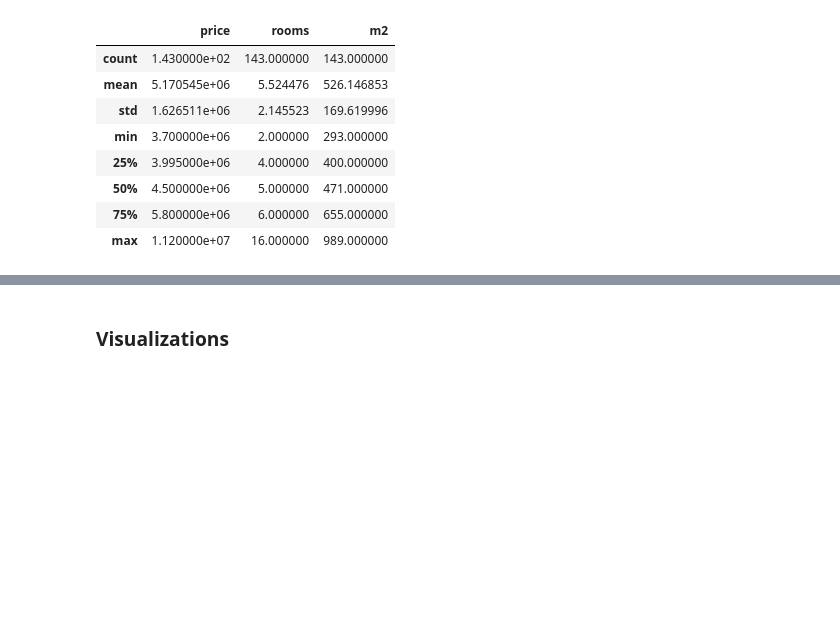
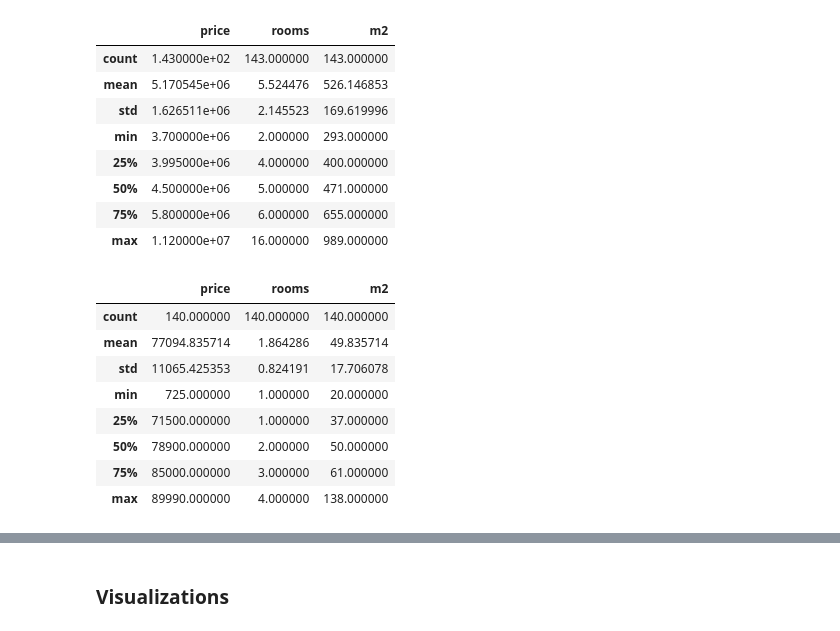
Before and after one commit to com-480-data-visualization/VisualEstate, a Jupyter notebook: EDA/madrid.ipynb, the cells around one changed output, grey strips where cells are left out. Saved outputs shown, nothing was run; the diff lists cells and outputs as text; code cells hidden in the pictures; blank space fills up the shorter version.

```diff
--- a/EDA/madrid.ipynb
+++ b/EDA/madrid.ipynb
@@ -221,6 +221,19 @@ high_price_outliers.describe()
 | 50% | 4.500000e+06 | 5.000000 | 471.000000 |
 | 75% | 5.800000e+06 | 6.000000 | 655.000000 |
 | max | 1.120000e+07 | 16.000000 | 989.000000 |
+# %%
+low_price_outliers = data[data["price"] < data["price"].quantile(0.01)]
+low_price_outliers.describe()
+# %% [output]
+|  | price | rooms | m2 |
+| count | 140.000000 | 140.000000 | 140.000000 |
+| mean | 77094.835714 | 1.864286 | 49.835714 |
+| std | 11065.425353 | 0.824191 | 17.706078 |
+| min | 725.000000 | 1.000000 | 20.000000 |
+| 25% | 71500.000000 | 1.000000 | 37.000000 |
+| 50% | 78900.000000 | 2.000000 | 50.000000 |
+| 75% | 85000.000000 | 3.000000 | 61.000000 |
+| max | 89990.000000 | 4.000000 | 138.000000 |
 # %%
 # Visualize outliers
 plt.figure(figsize=(10, 6))
```
Also changed, not shown: parts of 9 cells of this notebook, 1 other file.
